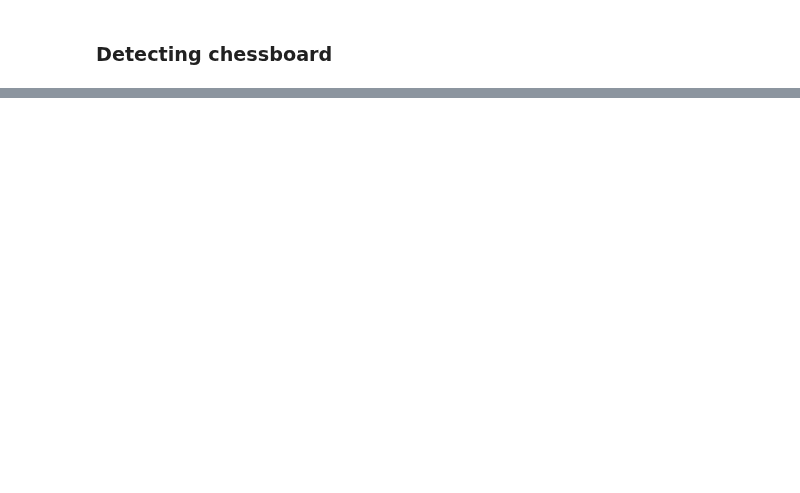
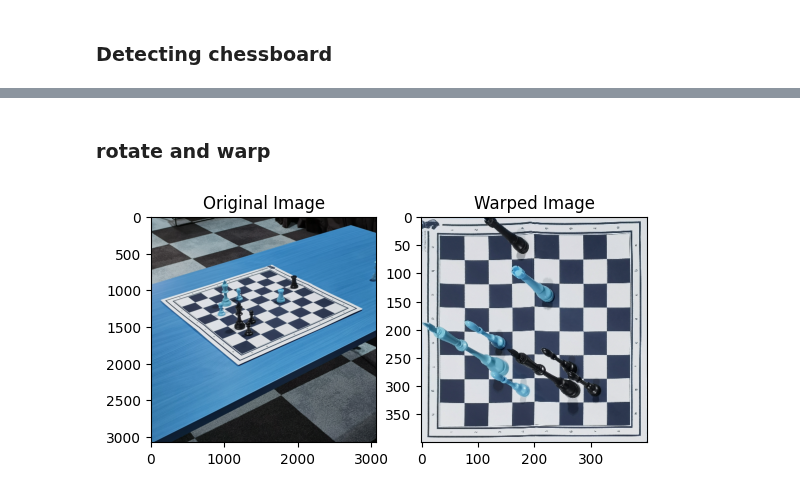
Before and after one commit to wesdpre/-Detect_the_chess_board_and_chess_pieces, a Jupyter notebook: chess-recognition-pipeline.ipynb, the cells around one changed output, grey strips where cells are left out. Cells and saved outputs as stored; diff of their text form; code cells hidden in the pictures; blank space fills up the shorter version.

```diff
--- a/chess-recognition-pipeline.ipynb
+++ b/chess-recognition-pipeline.ipynb
@@ -101,0 +34,6 @@ cv2.destroyAllWindows()
+# %% [markdown]
+### rotate and warp
+# %%
+warped_image = rotate_and_crop(filtered_images, chess_contour[0][1], show=True)
+# %% [output]
+[figure, added]
```
Also changed, not shown: parts of 7 cells of this notebook, 51 other files.
